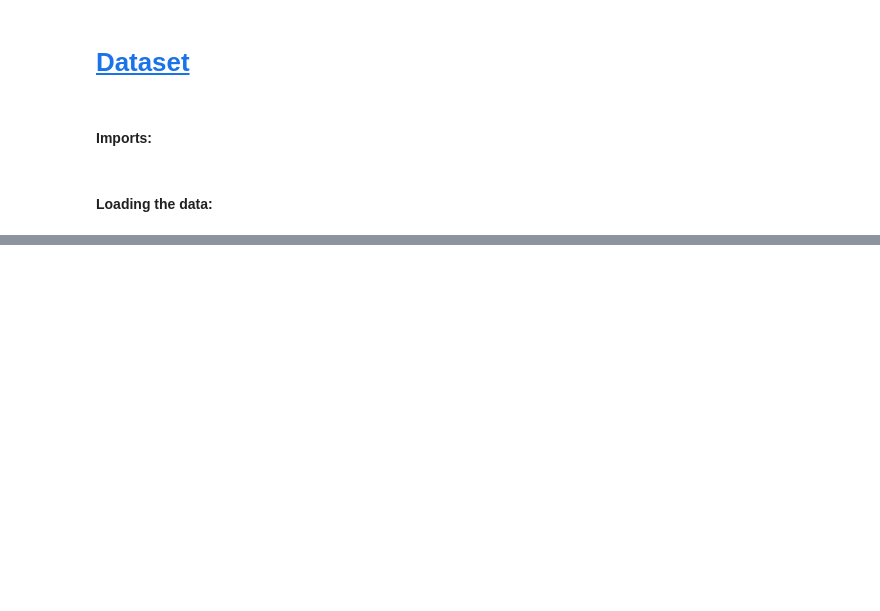
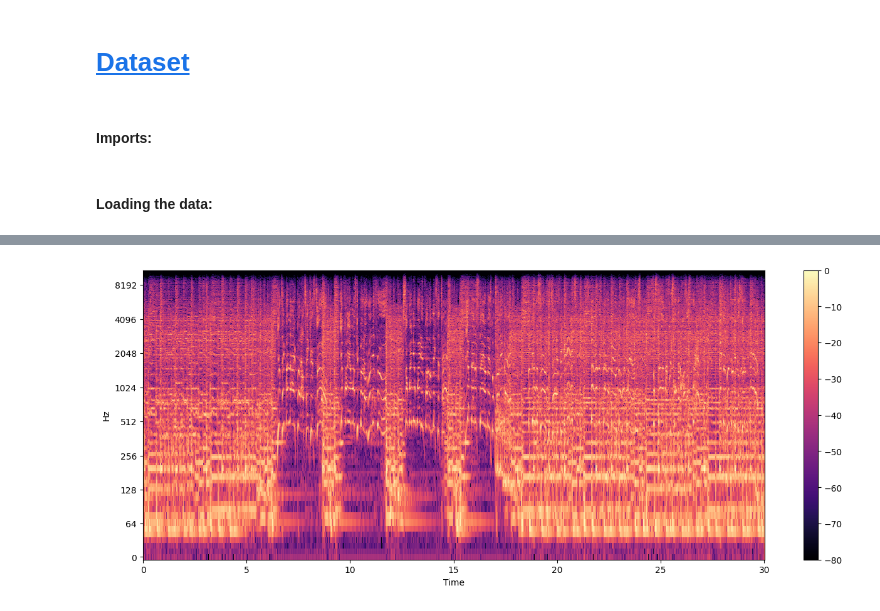
Before and after one commit to coleaydelotte/Genre-Prediciton, a Jupyter notebook: nb.ipynb, the cells around one changed output, grey strips where cells are left out. Saved outputs shown, nothing was run; the diff lists cells and outputs as text; code cells hidden in the pictures; blank space fills up the shorter version.

```diff
--- a/nb.ipynb
+++ b/nb.ipynb
@@ -120,0 +145,14 @@ plt.show()
+# %%
+n_fft = 2048
+hop_length = 512
+
+audio_file, _ = librosa.effects.trim(y)
+D = np.abs(librosa.stft(audio_file, n_fft = n_fft, hop_length = hop_length))
+
+DB = librosa.amplitude_to_db(D, ref = np.max)
+
+plt.figure(figsize = (16, 6))
+librosa.display.specshow(DB, sr = sr, hop_length = hop_length, x_axis = 'time', y_axis = 'log')
+plt.colorbar();
+# %% [output]
+[figure, added]
```
Also changed, not shown: parts of 10 cells of this notebook, 2 other files.
